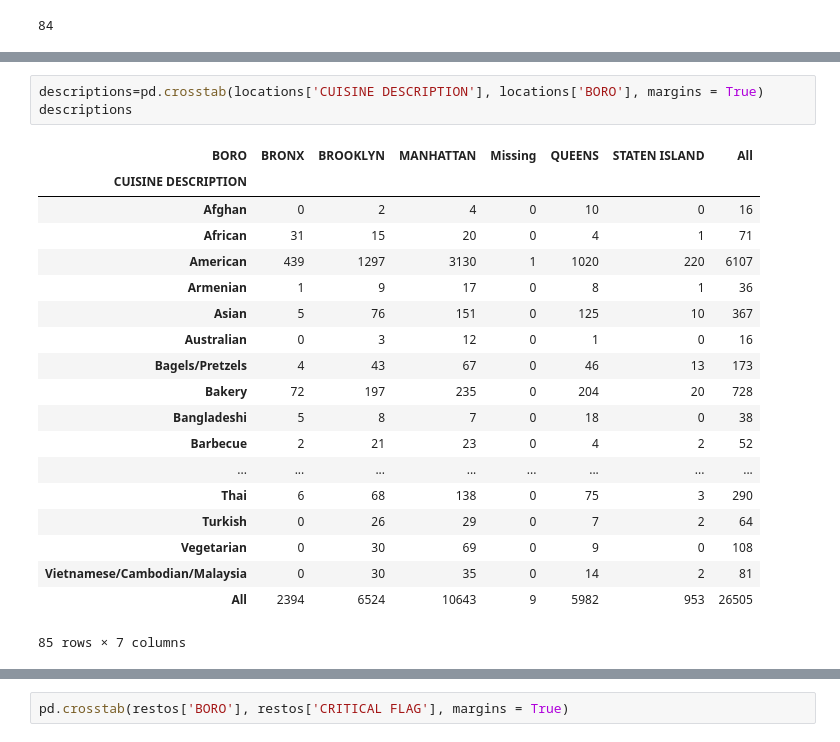
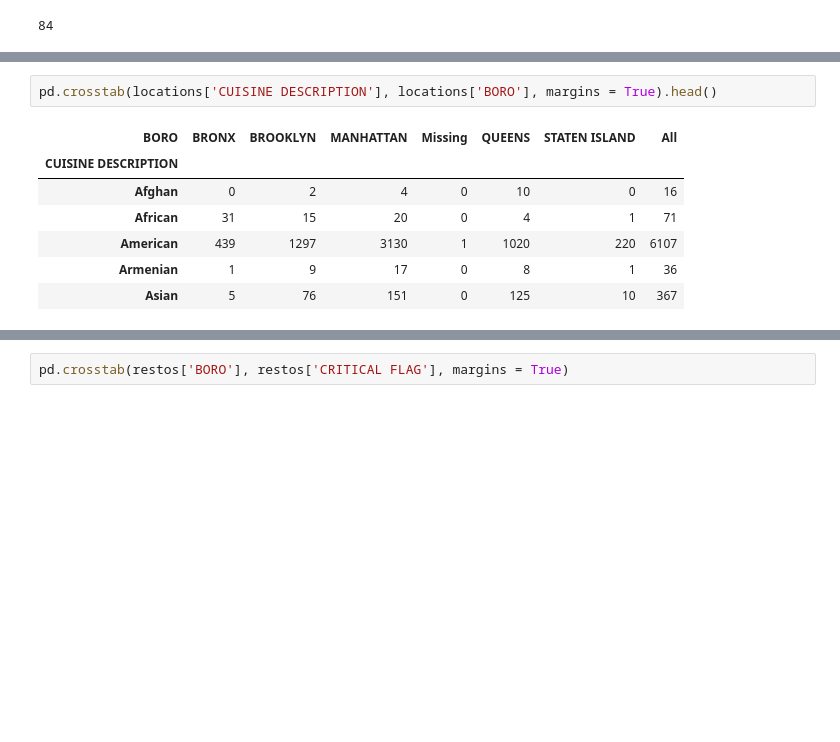
Before and after one commit to lzheng15/insight-data-challenges, a Jupyter notebook: Data Challenge Due Feb 15.ipynb, the cells around one changed output, grey strips where cells are left out. Drawn from its saved outputs; the diff is of its cells as text; blank space fills up the shorter version.

```diff
--- a/Data Challenge Due Feb 15.ipynb
+++ b/Data Challenge Due Feb 15.ipynb
@@ -209,23 +184,10 @@ array(['Italian', 'Chinese', 'American', 'Pakistani', 'Japanese',
 # %%
-descriptions=pd.crosstab(locations['CUISINE DESCRIPTION'], locations['BORO'], margins = True)
-descriptions
+pd.crosstab(locations['CUISINE DESCRIPTION'], locations['BORO'], margins = True).head()
 # %% [output]
 | BORO | BRONX | BROOKLYN | MANHATTAN | Missing | QUEENS | STATEN ISLAND | All |
 | CUISINE DESCRIPTION |  |  |  |  |  |  |  |
 | Afghan | 0 | 2 | 4 | 0 | 10 | 0 | 16 |
 | African | 31 | 15 | 20 | 0 | 4 | 1 | 71 |
 | American | 439 | 1297 | 3130 | 1 | 1020 | 220 | 6107 |
 | Armenian | 1 | 9 | 17 | 0 | 8 | 1 | 36 |
 | Asian | 5 | 76 | 151 | 0 | 125 | 10 | 367 |
-| Australian | 0 | 3 | 12 | 0 | 1 | 0 | 16 |
-| Bagels/Pretzels | 4 | 43 | 67 | 0 | 46 | 13 | 173 |
-| Bakery | 72 | 197 | 235 | 0 | 204 | 20 | 728 |
-| Bangladeshi | 5 | 8 | 7 | 0 | 18 | 0 | 38 |
-| Barbecue | 2 | 21 | 23 | 0 | 4 | 2 | 52 |
-| ... | ... | ... | ... | ... | ... | ... | ... |
-| Thai | 6 | 68 | 138 | 0 | 75 | 3 | 290 |
-| Turkish | 0 | 26 | 29 | 0 | 7 | 2 | 64 |
-| Vegetarian | 0 | 30 | 69 | 0 | 9 | 0 | 108 |
-| Vietnamese/Cambodian/Malaysia | 0 | 30 | 35 | 0 | 14 | 2 | 81 |
-| All | 2394 | 6524 | 10643 | 9 | 5982 | 953 | 26505 |
-85 rows × 7 columns
```
Also changed, not shown: parts of 34 cells of this notebook.
